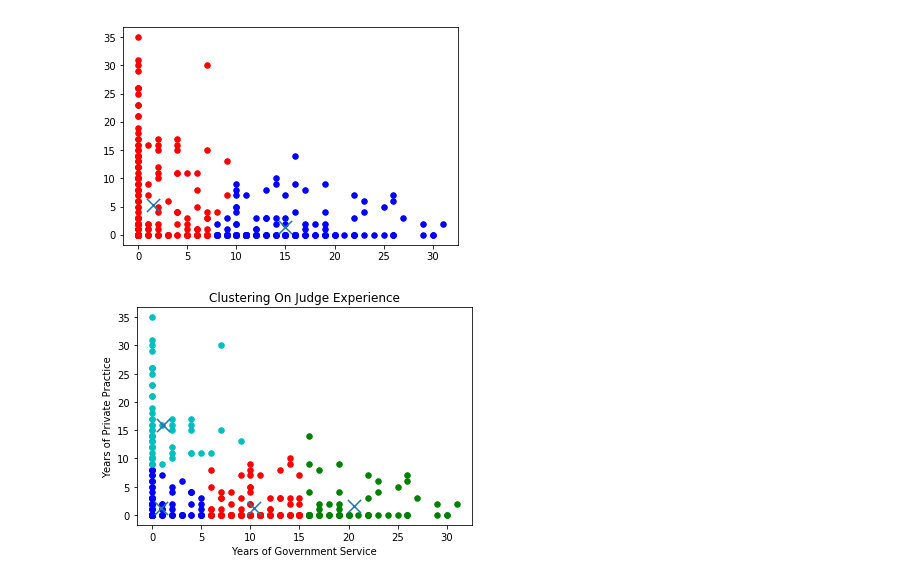
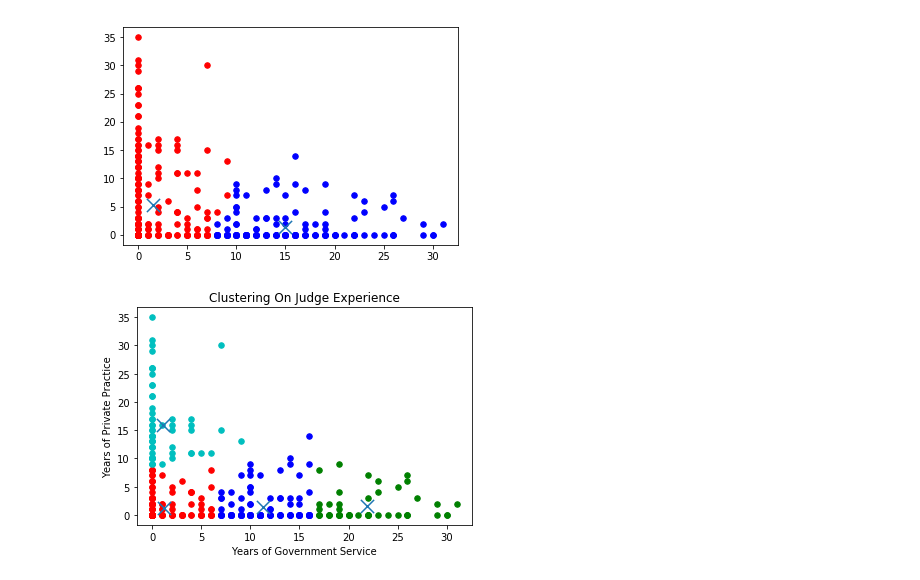
Before and after one commit to colinandrus/ml_course_project, a Jupyter notebook: notebooks/reformat_judge_bio.ipynb, the cells around one changed output. Saved outputs shown, nothing was run; the diff lists cells and outputs as text; code cells hidden in the pictures.

Commit message:
Adding the grant rate to cluster

```diff
--- a/notebooks/reformat_judge_bio.ipynb
+++ b/notebooks/reformat_judge_bio.ipynb
@@ -61,3 +61,7 @@ judges.head(10)
 | 7 | 7 | Segal | Alice | F | Pennsylvania | PHILADELPHIA, Pennsylvania | George Washington | ... |
 | 8 | 8 | Daw | Alison | F | California, Berkeley | Berkeley, California | Georgetown | ... |
 | 9 | 9 | Brown | Alison | F | North Carolina at Greensboro | Greensboro, North Carolina | North Carolina at Chapel Hill | ... |
+# %%
+path = os.path.join(DATAFOLDER, 'merged_counts.csv')
+grant_rate = pd.read_csv(path, header=1, names = ["ij_code", "granted_count", "total_count"])
+grant_rate.dtypes
@@ -63,0 +73,3 @@ judges.head(10)
+# %%
+judges_grant_rate = pd.merge(judges, grant_rate, on='ij_code', how='inner')
+judges_grant_rate.describe()
@@ -64,6 +86,8 @@ judges.head(10)
 # %%
-X = judges[['Government_Years_SLR', 'Privateprac_Years_SLR']].dropna(axis=0, how='all').values
+judges_formatted = judges_grant_rate.dropna(subset = ['Government_Years_SLR', 'Privateprac_Years_SLR'], how="all")
+X = judges_formatted[['Government_Years_SLR', 'Privateprac_Years_SLR']].values
 print(X[0:10])
+print(len(X))
 # %% [output]
 [[  6.   0.]
  [ 10.   5.]
@@ -105,18 +130,18 @@ plt.scatter(centroids[:, 0], centroids[:, 1], marker='x', s=175, linewidths=5, z
 # %%
 kmeans3 = KMeans(n_clusters=4)
 kmeans3.fit(X)
 centroids3 = kmeans3.cluster_centers_
 labels3 = kmeans3.labels_
 
 colors3 = ['r.', 'b.', 'c.', 'g.']
-
+color_names = ['red', 'blue', 'cyan', 'green']
 for i in range(len(X)):
     plt.plot(X[i][0], X[i][1], colors3[labels3[i]], markersize = 11)
 
 plt.scatter(centroids3[:, 0], centroids3[:, 1], marker='x', s=175, linewidths=5, zorder=10)
 plt.title('Clustering On Judge Experience')
 plt.xlabel('Years of Government Service')
 plt.ylabel('Years of Private Practice')
 plt.show()
 # %% [output]
-[figure, old version]
+[figure, new version]
```
Also changed, not shown: parts of 6 cells of this notebook.
